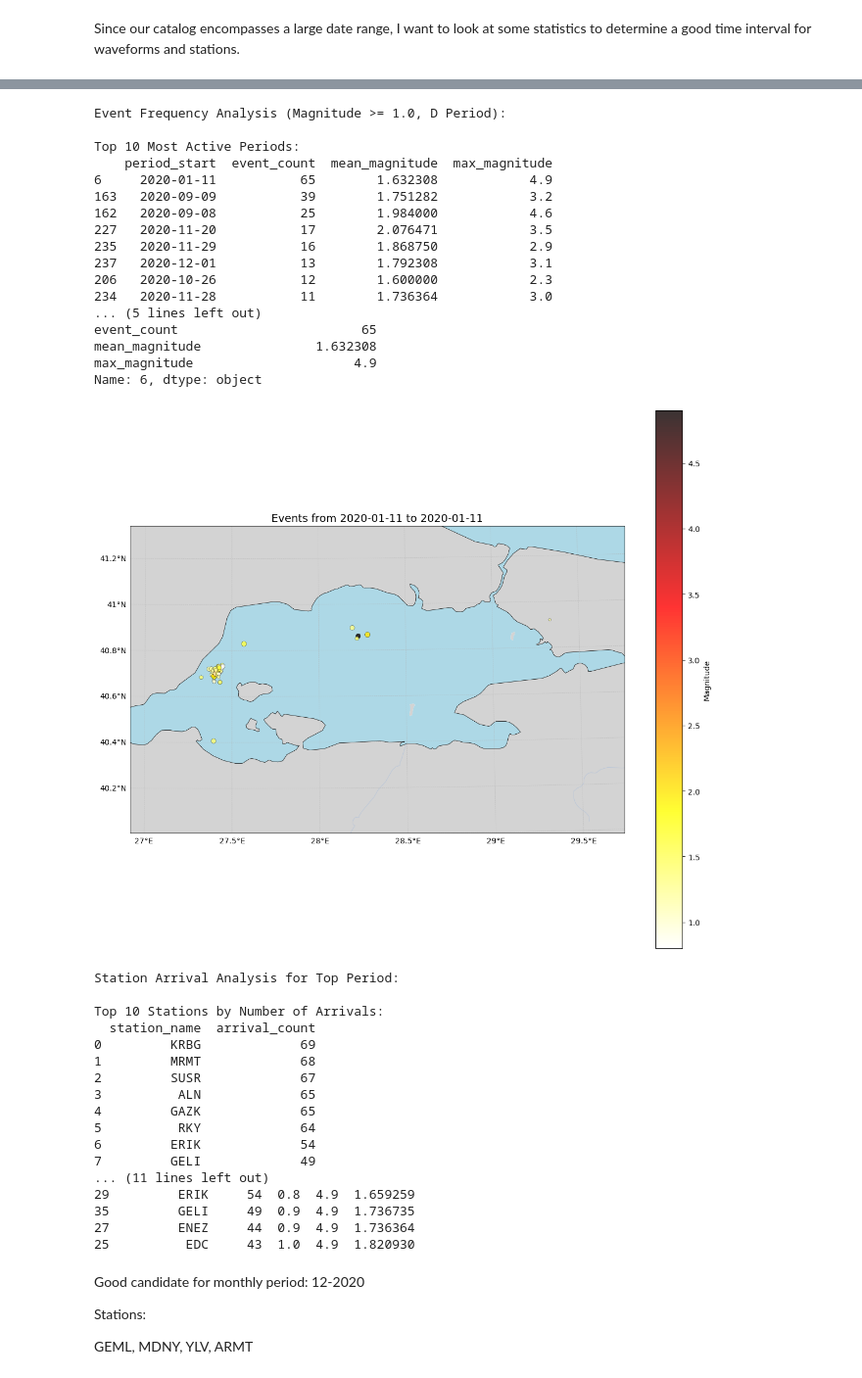
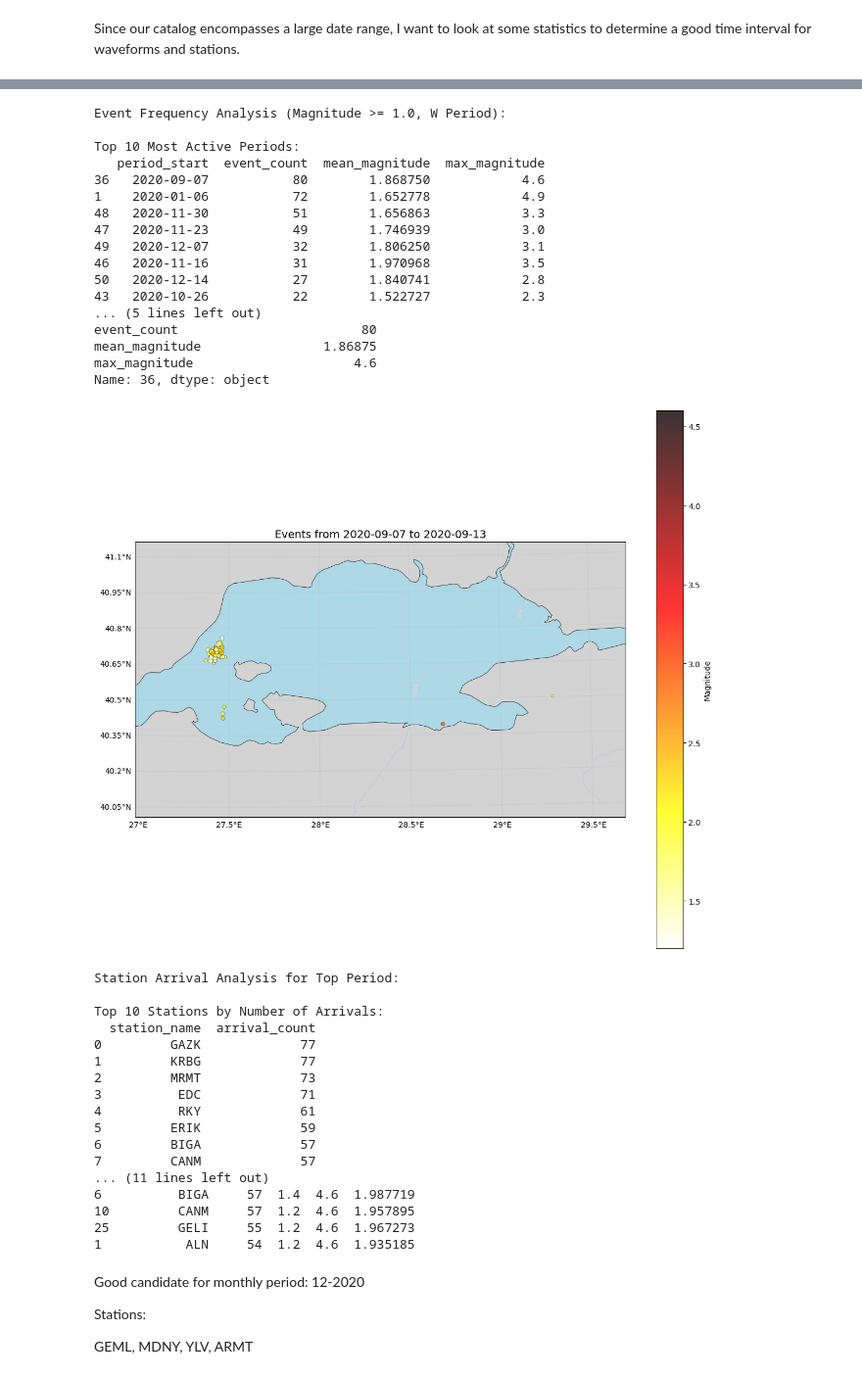
Before and after one commit to egead/rawcovar, a Jupyter notebook: catalog_implementation/Catalog_Exploration_simple.ipynb, the cells around one changed output, grey strips where cells are left out. Shown at 98% size. Saved outputs shown, nothing was run; the diff lists cells and outputs as text; code cells hidden in the pictures.

```diff
--- a/catalog_implementation/Catalog_Exploration_simple.ipynb
+++ b/catalog_implementation/Catalog_Exploration_simple.ipynb
@@ -155,48 +155,48 @@ arrival_df
 Since our catalog encompasses a large date range, I want to look at some statistics to determine a good time interval for waveforms and stations.
 # %%
 from catalog_stats import filtered_cat_summary
-filtered_cat_summary(event_df=events_df, station_df=arrival_df, min_mag=1.0, prd="D")
+filtered_cat_summary(event_df=events_df, station_df=arrival_df, min_mag=1.0, prd="W")
 # %% [output]
 A value is trying to be set on a copy of a slice from a DataFrame.
 Try using .loc[row_indexer,col_indexer] = value instead
 
 See the caveats in the documentation: https://pandas.pydata.org/pandas-docs/stable/user_guide/indexing.html#returning-a-view-versus-a-copy
   df_filtered['period_start'] = df_filtered['datetime'].dt.to_period(period).apply(lambda r: r.start_time)
-Event Frequency Analysis (Magnitude >= 1.0, D Period):
+Event Frequency Analysis (Magnitude >= 1.0, W Period):
 
 Top 10 Most Active Periods:
-    period_start  event_count  mean_magnitude  max_magnitude
-6     2020-01-11           65        1.632308            4.9
-163   2020-09-09           39        1.751282            3.2
-162   2020-09-08           25        1.984000            4.6
-227   2020-11-20           17        2.076471            3.5
-235   2020-11-29           16        1.868750            2.9
-237   2020-12-01           13        1.792308            3.1
-206   2020-10-26           12        1.600000            2.3
-234   2020-11-28           11        1.736364            3.0
+   period_start  event_count  mean_magnitude  max_magnitude
+36   2020-09-07           80        1.868750            4.6
+1    2020-01-06           72        1.652778            4.9
+48   2020-11-30           51        1.656863            3.3
+47   2020-11-23           49        1.746939            3.0
+49   2020-12-07           32        1.806250            3.1
+46   2020-11-16           31        1.970968            3.5
+50   2020-12-14           27        1.840741            2.8
+43   2020-10-26           22        1.522727            2.3
 ... (5 lines left out)
-event_count                        65
-mean_magnitude               1.632308
-max_magnitude                     4.9
-Name: 6, dtype: object
+event_count                        80
+mean_magnitude                1.86875
+max_magnitude                     4.6
+Name: 36, dtype: object
-[figure, old version]
+[figure, new version]
 Station Arrival Analysis for Top Period:
 
 Top 10 Stations by Number of Arrivals:
   station_name  arrival_count
-0         KRBG             69
-1         MRMT             68
-2         SUSR             67
-3          ALN             65
-4         GAZK             65
-5          RKY             64
-6         ERIK             54
-7         GELI             49
+0         GAZK             77
+1         KRBG             77
+2         MRMT             73
+3          EDC             71
+4          RKY             61
+5         ERIK             59
+6         BIGA             57
+7         CANM             57
 ... (11 lines left out)
-29         ERIK     54  0.8  4.9  1.659259
-35         GELI     49  0.9  4.9  1.736735
-27         ENEZ     44  0.9  4.9  1.736364
-25          EDC     43  1.0  4.9  1.820930
+6          BIGA     57  1.4  4.6  1.987719
+10         CANM     57  1.2  4.6  1.957895
+25         GELI     55  1.2  4.6  1.967273
+1           ALN     54  1.2  4.6  1.935185
 # %% [markdown]
 Good candidate for monthly period: 12-2020
 
```
Also changed, not shown: parts of 1 cell of this notebook, 4 other files.
